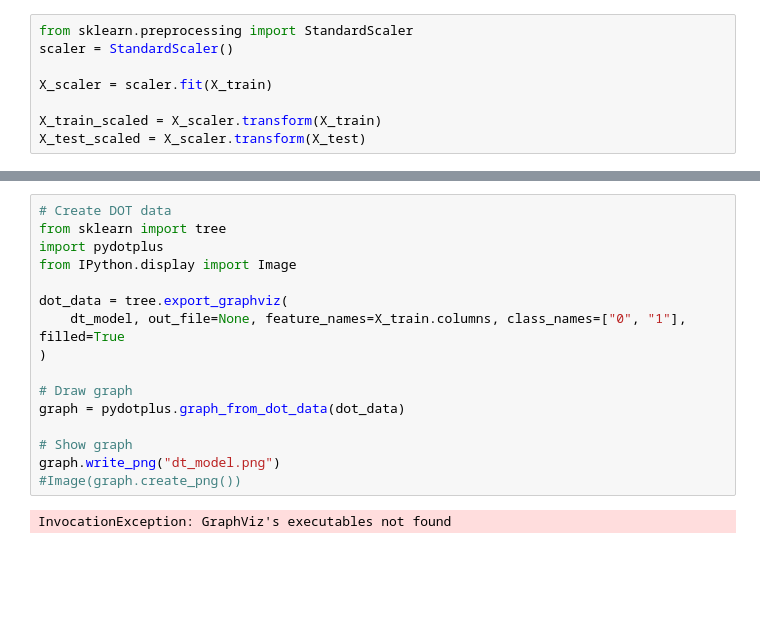
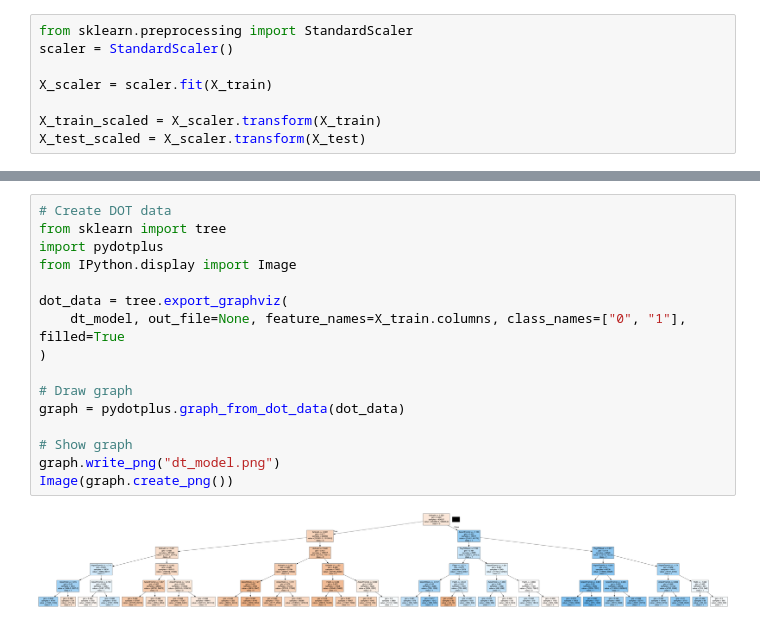
Before and after one commit to stacjstaton/ai-project2-flight-delay-predictions, a Jupyter notebook: DecisionTreeModel.ipynb, the cells around one changed output, grey strips where cells are left out. Drawn from its saved outputs; the diff is of its cells as text; blank space fills up the shorter version.

```diff
--- a/DecisionTreeModel.ipynb
+++ b/DecisionTreeModel.ipynb
@@ -115,18 +127,18 @@ Accuracy Score : 0.6297109295047684
 # %%
 # Create DOT data
 from sklearn import tree
 import pydotplus
 from IPython.display import Image
 
 dot_data = tree.export_graphviz(
     dt_model, out_file=None, feature_names=X_train.columns, class_names=["0", "1"], filled=True
 )
 
 # Draw graph
 graph = pydotplus.graph_from_dot_data(dot_data)
 
 # Show graph
 graph.write_png("dt_model.png")
-#Image(graph.create_png())
+Image(graph.create_png())
 # %% [output]
-InvocationException: GraphViz's executables not found
+[figure, added]
```
Also changed, not shown: parts of 4 cells of this notebook.
